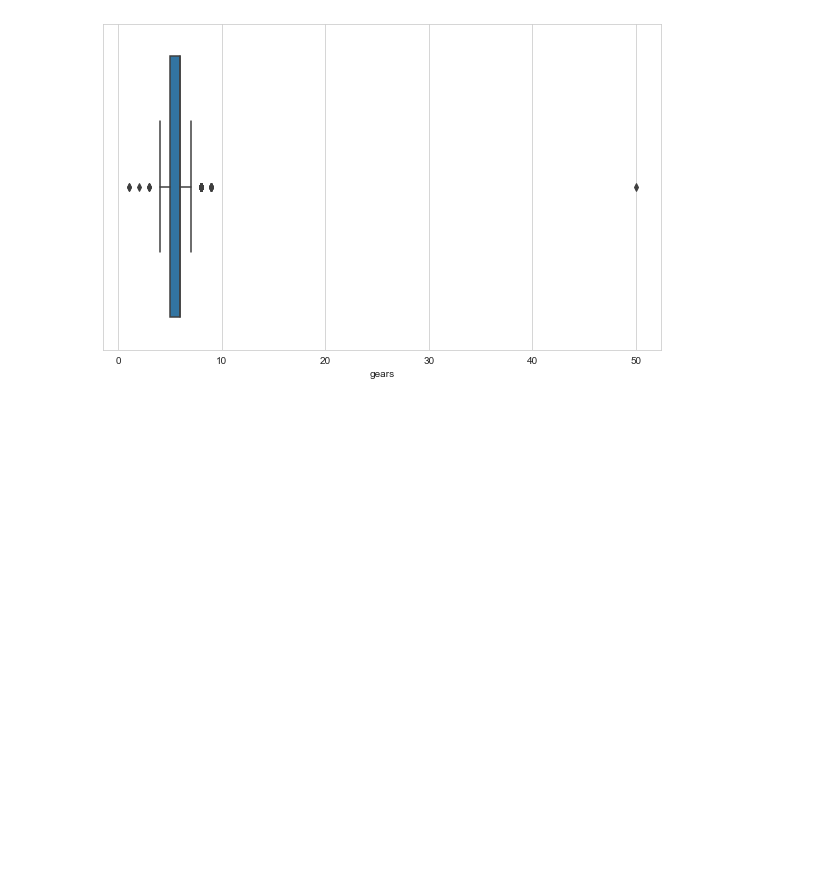
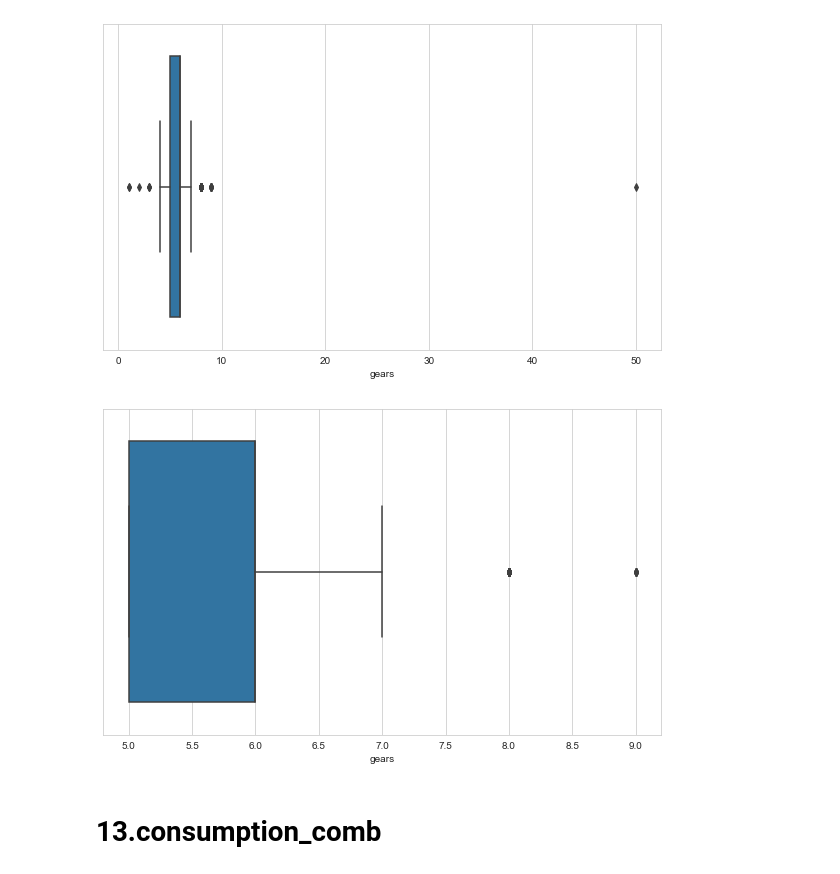
Before and after one commit to ustab/SOURCE, a Jupyter notebook: Expolatory Data Analysis(EDA) Capstone Project-Scout Car/Capstone Project-(Handling With Outliers).ipynb, the cells around one changed output. Drawn from its saved outputs; the diff is of its cells as text; code cells hidden in the pictures; blank space fills up the shorter version.

```diff
--- a/Expolatory Data Analysis(EDA) Capstone Project-Scout Car/Capstone Project-(Handling With Outliers).ipynb
+++ b/Expolatory Data Analysis(EDA) Capstone Project-Scout Car/Capstone Project-(Handling With Outliers).ipynb
@@ -781,3 +792,15 @@ Name: gears, dtype: float64
 sns.boxplot(df.gears);
 # %% [output]
 [figure]
+# %%
+df.loc[df.gears == 50, "gears"] = 5
+# %%
+df.loc[df.gears <= 4, "gears"] = np.nan
+# %%
+df["gears"] = df.groupby(["make", "model", "body_type"])["gears"].apply(lambda x : x.fillna(x.mode()[0]))
+# %%
+sns.boxplot(df.gears);
+# %% [output]
+[figure, added]
+# %% [markdown]
+# **13.consumption_comb**
```
Also changed, not shown: parts of 16 cells of this notebook, 1 other file.
